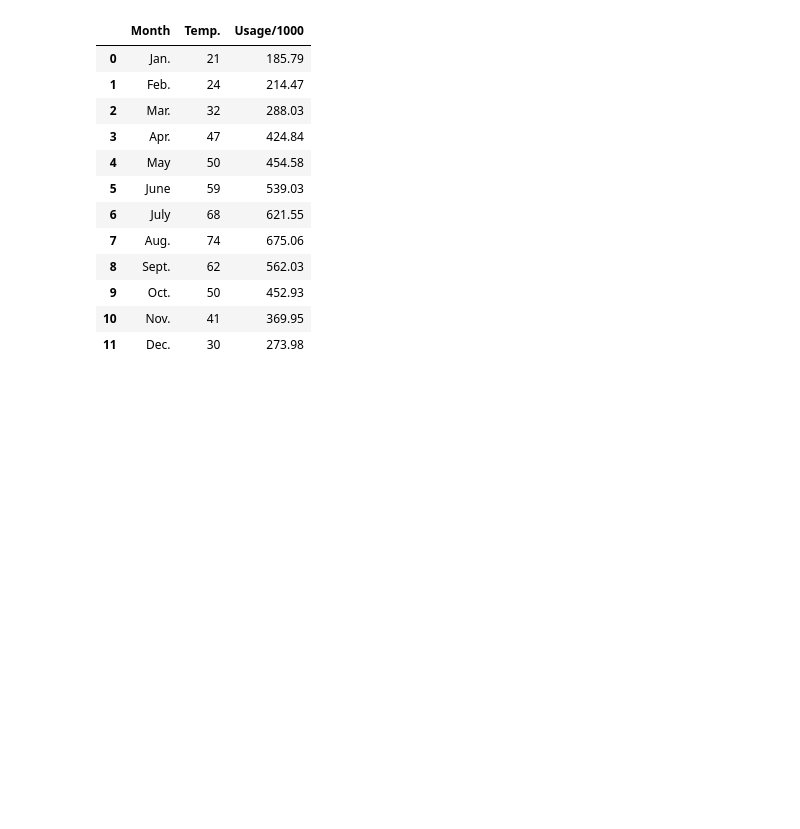
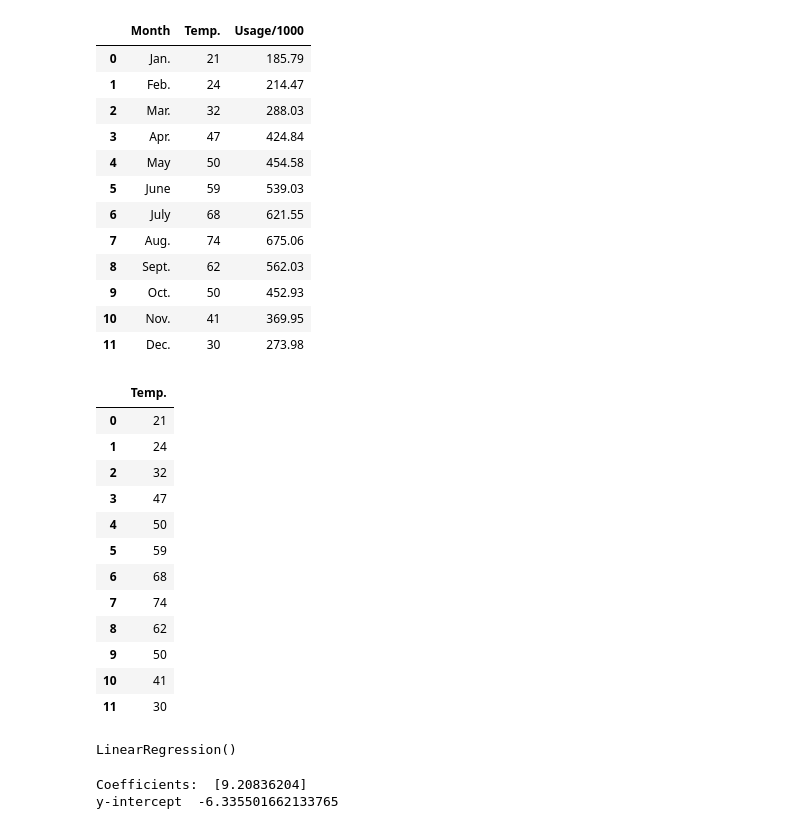
Before and after one commit to CalebMitchel/Imse-441, a Jupyter notebook: Copy_of_IMSE_441_Midterm_2_(CPM).ipynb, the cells around one changed output. Drawn from its saved outputs; the diff is of its cells as text; code cells hidden in the pictures; blank space fills up the shorter version.

```diff
--- a/Copy_of_IMSE_441_Midterm_2_(CPM).ipynb
+++ b/Copy_of_IMSE_441_Midterm_2_(CPM).ipynb
@@ -166,3 +166,32 @@ df
 | 9 | Oct. | 50 | 452.93 |
 | 10 | Nov. | 41 | 369.95 |
 | 11 | Dec. | 30 | 273.98 |
+# %%
+x = df[['Temp. ']]
+y= df['Usage/1000']
+x
+# %% [output]
+|  | Temp. |
+| 0 | 21 |
+| 1 | 24 |
+| 2 | 32 |
+| 3 | 47 |
+| 4 | 50 |
+| 5 | 59 |
+| 6 | 68 |
+| 7 | 74 |
+| 8 | 62 |
+| 9 | 50 |
+| 10 | 41 |
+| 11 | 30 |
+# %%
+model = lm.LinearRegression()
+model.fit(x,y)
+# %% [output]
+LinearRegression()
+# %%
+print('Coefficients: ', model.coef_)
+print("y-intercept ", model.intercept_)
+# %% [output]
+Coefficients:  [9.20836204]
+y-intercept  -6.335501662133765
```
